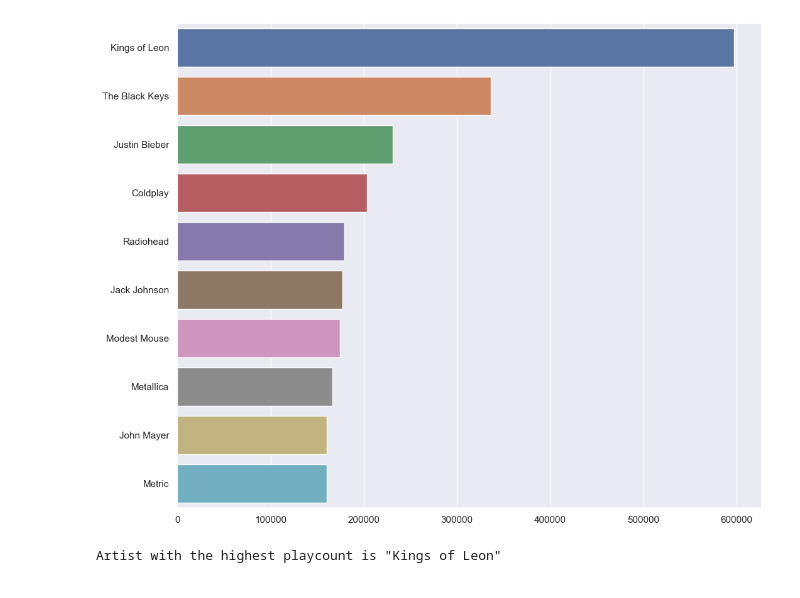
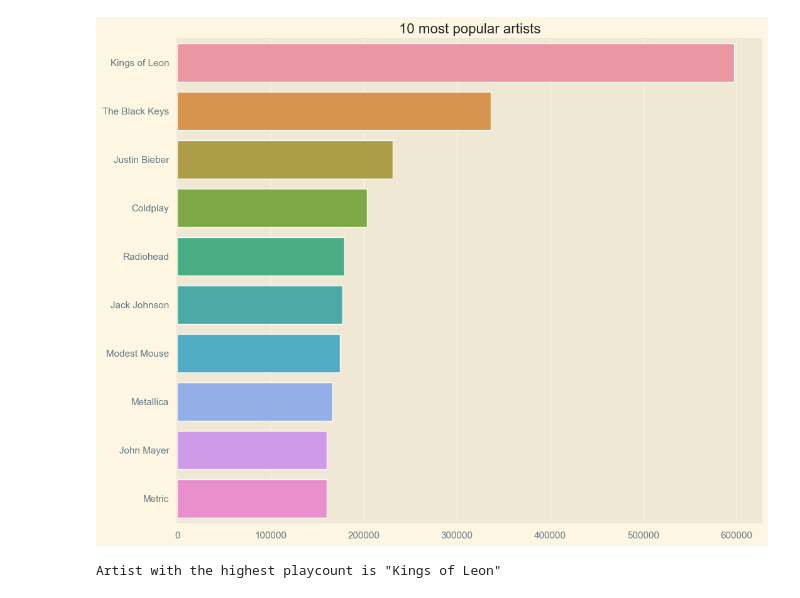
Before and after one commit to panierka/SongsDatabaseAnalysis, a Jupyter notebook: eda.ipynb, the cells around one changed output. Saved outputs shown, nothing was run; the diff lists cells and outputs as text; code cells hidden in the pictures.

```diff
--- a/eda.ipynb
+++ b/eda.ipynb
@@ -7,6 +7,8 @@ import seaborn as sns
 sns.set(rc={
     'figure.figsize':(12,10),
 })
+
+plt.style.use("Solarize_Light2")
 # %%
 tracks_lf = pl.scan_csv('data/music-info-clean.csv').with_columns(
     pl.col('genres').str.split(';').alias('genres')
@@ -140,9 +144,11 @@ shape: (5_968, 3)
 # %%
 top_artists_lf = artist_popularity_lf.head(10)
 sns.barplot(y=get_column(top_artists_lf, 'artist'), x=get_column(top_artists_lf, 'playcount'), orient='h')
+
+plt.title('10 most popular artists')
 plt.show()
 # %% [output]
-[figure, old version]
+[figure, new version]
 # %%
 top1_artist = top_artists_lf.select(pl.col('artist')).head(1).collect().item()
 print('Artist with the highest playcount is "{}"'.format(top1_artist))
```
Also changed, not shown: parts of 25 cells of this notebook, 5 other files.
